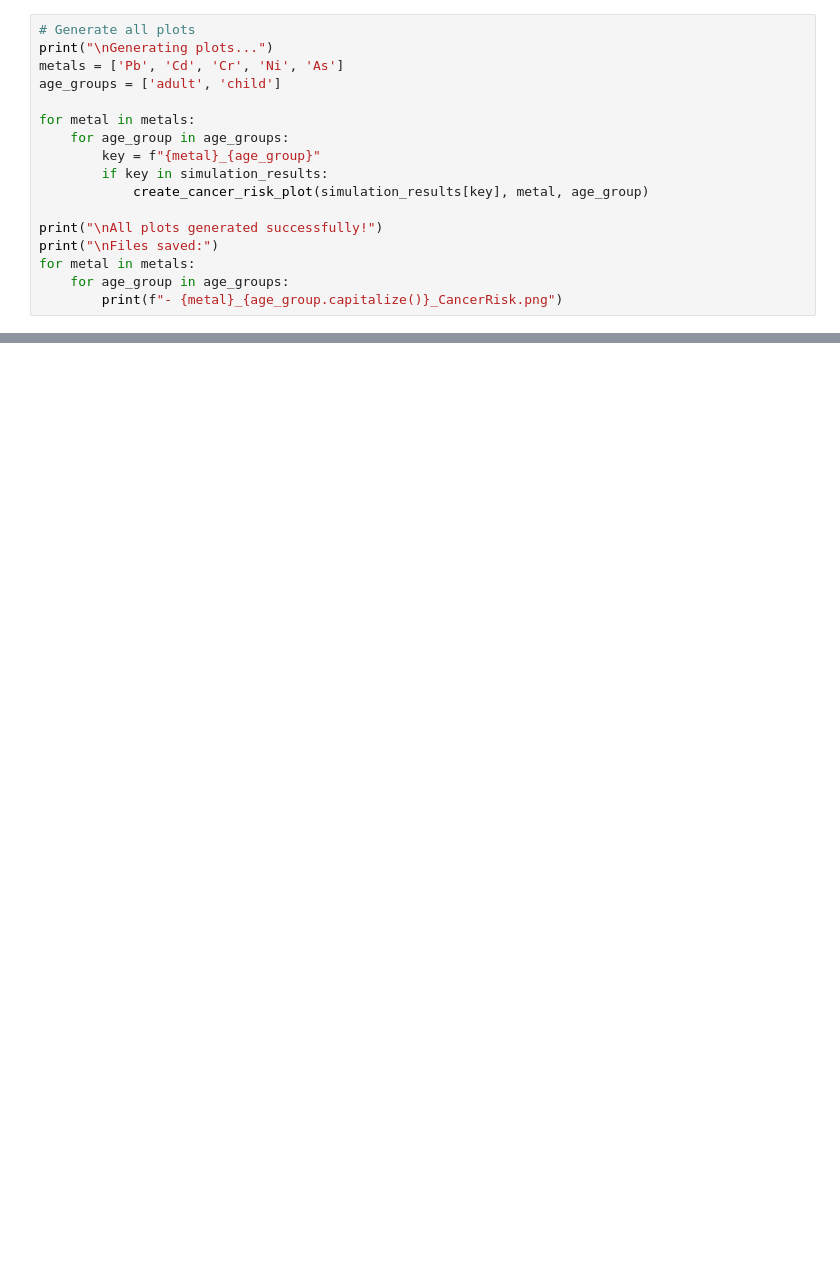
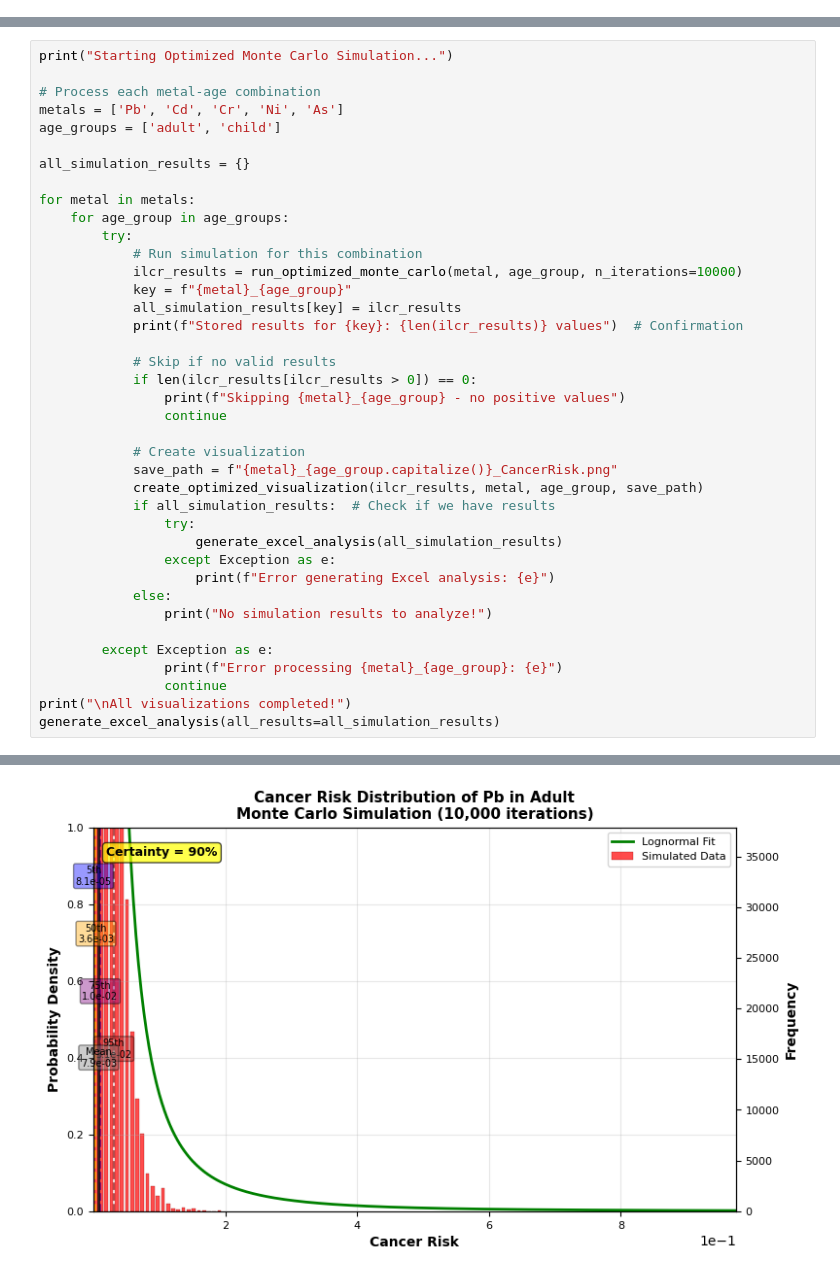
Before and after one commit to FarhanTahmid/Heavy-Metal-Analysis-on-Dhaka-Street-Food, a Jupyter notebook: carcinogenic_monte_carlo.ipynb, the cells around one changed output, grey strips where cells are left out. Saved outputs shown, nothing was run; the diff lists cells and outputs as text; blank space fills up the shorter version.

Commit message:
carcinogenic monte carlo done

```diff
--- a/carcinogenic_monte_carlo.ipynb
+++ b/carcinogenic_monte_carlo.ipynb
@@ -315,17 +43,0 @@ Simulation complete! Generated 10 result sets.
-# %%
-# Generate all plots
-print("\nGenerating plots...")
-metals = ['Pb', 'Cd', 'Cr', 'Ni', 'As']
-age_groups = ['adult', 'child']
-
-for metal in metals:
-    for age_group in age_groups:
-        key = f"{metal}_{age_group}"
-        if key in simulation_results:
-            create_cancer_risk_plot(simulation_results[key], metal, age_group)
-
-print("\nAll plots generated successfully!")
-print("\nFiles saved:")
-for metal in metals:
-    for age_group in age_groups:
-        print(f"- {metal}_{age_group.capitalize()}_CancerRisk.png")
@@ -534,0 +534,40 @@ Excel file contains the following sheets:
+# %%
+print("Starting Optimized Monte Carlo Simulation...")
+
+# Process each metal-age combination
+metals = ['Pb', 'Cd', 'Cr', 'Ni', 'As']
+age_groups = ['adult', 'child']
+
+all_simulation_results = {}
+
+for metal in metals:
+    for age_group in age_groups:
+        try:
+            # Run simulation for this combination
+            ilcr_results = run_optimized_monte_carlo(metal, age_group, n_iterations=10000)
+            key = f"{metal}_{age_group}"
+            all_simulation_results[key] = ilcr_results
+            print(f"Stored results for {key}: {len(ilcr_results)} values")  # Confirmation
+
+            # Skip if no valid results
+            if len(ilcr_results[ilcr_results > 0]) == 0:
+                print(f"Skipping {metal}_{age_group} - no positive values")
+                continue
+
+            # Create visualization
+            save_path = f"{metal}_{age_group.capitalize()}_CancerRisk.png"
+            create_optimized_visualization(ilcr_results, metal, age_group, save_path)
+            if all_simulation_results:  # Check if we have results
+                try:
+                    generate_excel_analysis(all_simulation_results)
+                except Exception as e:
+                    print(f"Error generating Excel analysis: {e}")
+            else:
+                print("No simulation results to analyze!")
+
+        except Exception as e:
+                print(f"Error processing {metal}_{age_group}: {e}")
+                continue
+print("\nAll visualizations completed!")
+generate_excel_analysis(all_results=all_simulation_results)
+# %% [output]
@@ -534,0 +578 @@ Excel file contains the following sheets:
+[figure, added]
```
Also changed, not shown: parts of 23 cells of this notebook, 12 other files.
